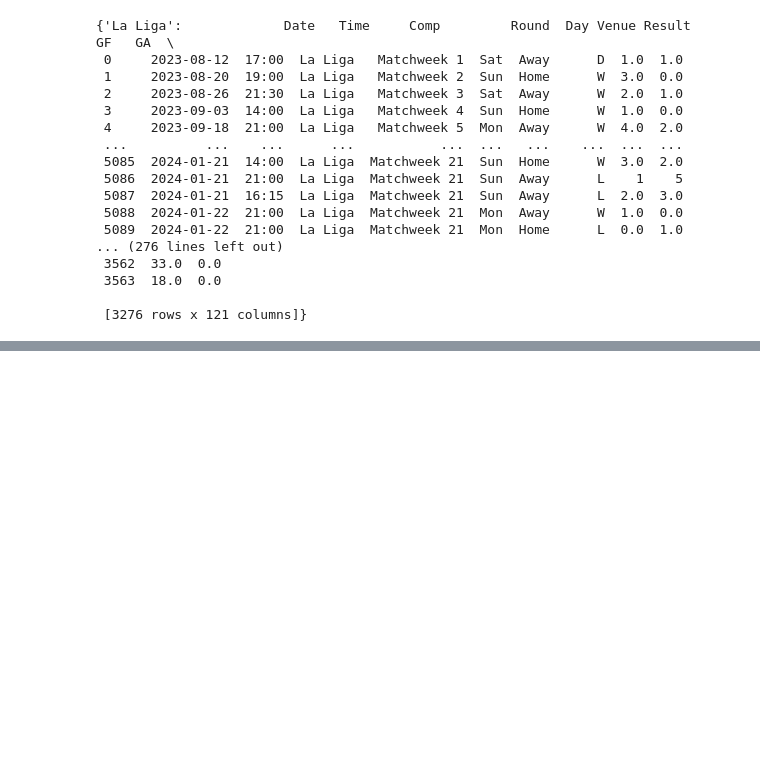
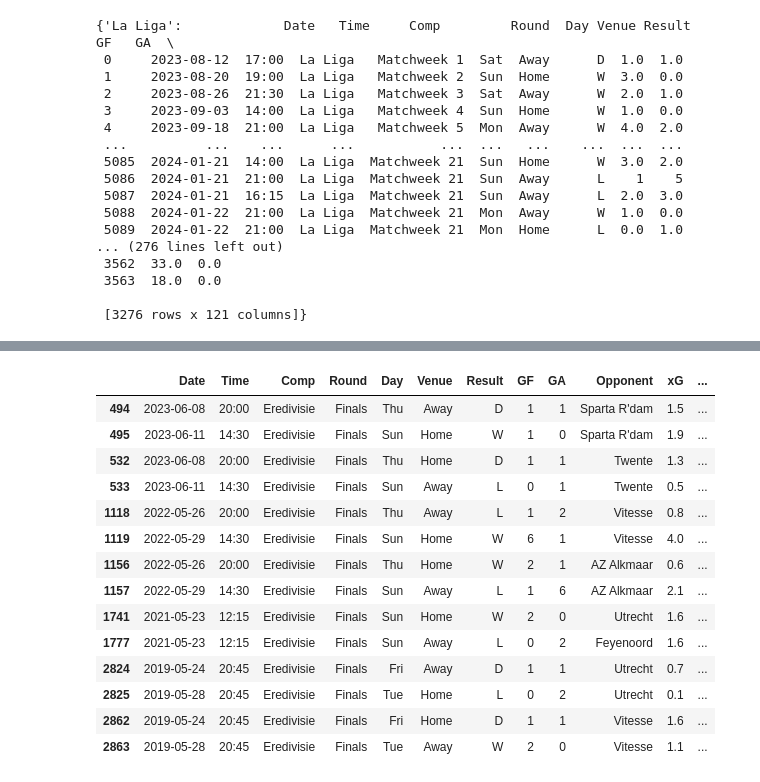
Before and after one commit to alexandreviard/Ligue1Predictor, a Jupyter notebook: POO/POO.ipynb, the cells around one changed output, grey strips where cells are left out. Drawn from its saved outputs; the diff is of its cells as text; code cells hidden in the pictures; blank space fills up the shorter version.

```diff
--- a/POO/POO.ipynb
+++ b/POO/POO.ipynb
@@ -342,0 +419,2 @@ a = a[b.columns]
+# %%
+b = foot.read_data('Eredivisie')
@@ -343 +436,19 @@ a = a[b.columns]
+# %%
+b[b['Round']=='Finals']
+# %% [output]
+|  | Date | Time | Comp | Round | Day | Venue | Result | GF | GA | Opponent | xG | ... |
+| 494 | 2023-06-08 | 20:00 | Eredivisie | Finals | Thu | Away | D | 1 | 1 | Sparta R'dam | 1.5 | ... |
+| 495 | 2023-06-11 | 14:30 | Eredivisie | Finals | Sun | Home | W | 1 | 0 | Sparta R'dam | 1.9 | ... |
+| 532 | 2023-06-08 | 20:00 | Eredivisie | Finals | Thu | Home | D | 1 | 1 | Twente | 1.3 | ... |
+| 533 | 2023-06-11 | 14:30 | Eredivisie | Finals | Sun | Away | L | 0 | 1 | Twente | 0.5 | ... |
+| 1118 | 2022-05-26 | 20:00 | Eredivisie | Finals | Thu | Away | L | 1 | 2 | Vitesse | 0.8 | ... |
+| 1119 | 2022-05-29 | 14:30 | Eredivisie | Finals | Sun | Home | W | 6 | 1 | Vitesse | 4.0 | ... |
+| 1156 | 2022-05-26 | 20:00 | Eredivisie | Finals | Thu | Home | W | 2 | 1 | AZ Alkmaar | 0.6 | ... |
+| 1157 | 2022-05-29 | 14:30 | Eredivisie | Finals | Sun | Away | L | 1 | 6 | AZ Alkmaar | 2.1 | ... |
+| 1741 | 2021-05-23 | 12:15 | Eredivisie | Finals | Sun | Home | W | 2 | 0 | Utrecht | 1.6 | ... |
+| 1777 | 2021-05-23 | 12:15 | Eredivisie | Finals | Sun | Away | L | 0 | 2 | Feyenoord | 1.6 | ... |
+| 2824 | 2019-05-24 | 20:45 | Eredivisie | Finals | Fri | Away | D | 1 | 1 | Utrecht | 0.7 | ... |
+| 2825 | 2019-05-28 | 20:45 | Eredivisie | Finals | Tue | Home | L | 0 | 2 | Utrecht | 0.1 | ... |
+| 2862 | 2019-05-24 | 20:45 | Eredivisie | Finals | Fri | Home | D | 1 | 1 | Vitesse | 1.6 | ... |
+| 2863 | 2019-05-28 | 20:45 | Eredivisie | Finals | Tue | Away | W | 2 | 0 | Vitesse | 1.1 | ... |
 # %%
```
Also changed, not shown: parts of 14 cells of this notebook, 1 other file.
